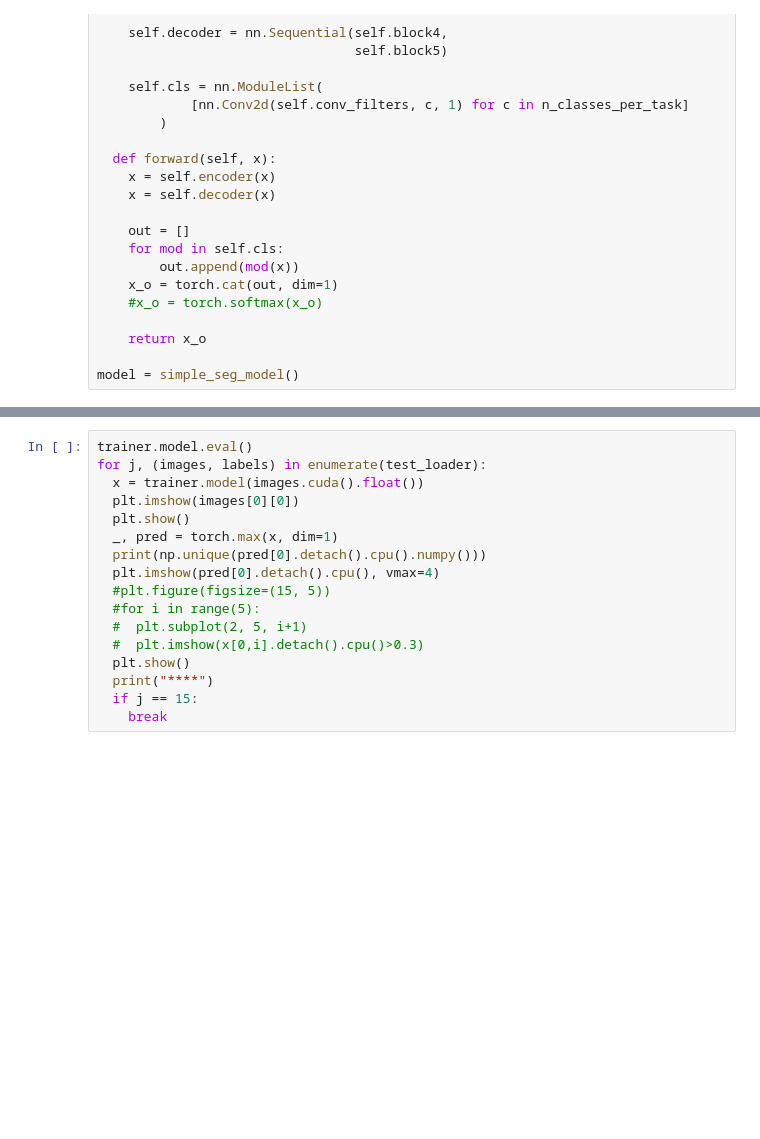
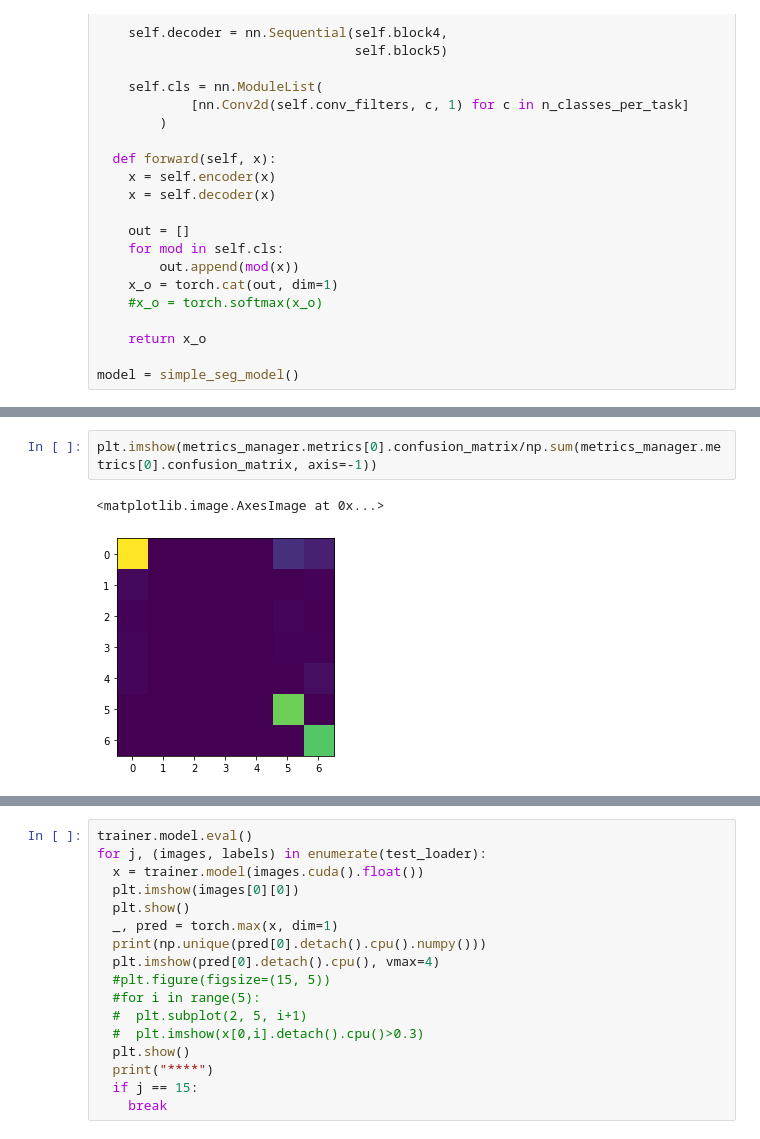
Before and after one commit to mapaf2/mnist-continual-seg, a Jupyter notebook: continual_segmentation_mnist.ipynb, the cells around one changed output, grey strips where cells are left out. Saved outputs shown, nothing was run; the diff lists cells and outputs as text; blank space fills up the shorter version.

```diff
--- a/continual_segmentation_mnist.ipynb
+++ b/continual_segmentation_mnist.ipynb
@@ -349,0 +376,5 @@ test_loader = data.DataLoader(test_data, batch_size=8)
+# %%
+plt.imshow(metrics_manager.metrics[0].confusion_matrix/np.sum(metrics_manager.metrics[0].confusion_matrix, axis=-1))
+# %% [output]
+<matplotlib.image.AxesImage at 0x...>
+[figure, added]
```
Also changed, not shown: parts of 21 cells of this notebook, 3 other files.
